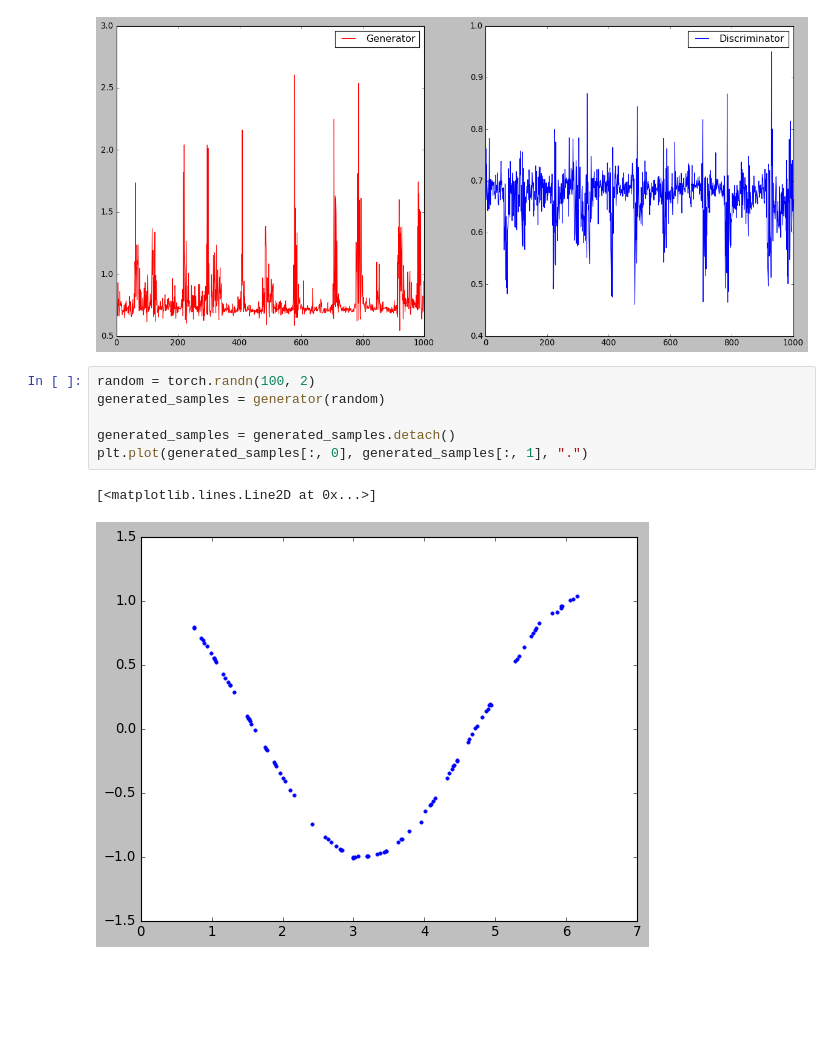
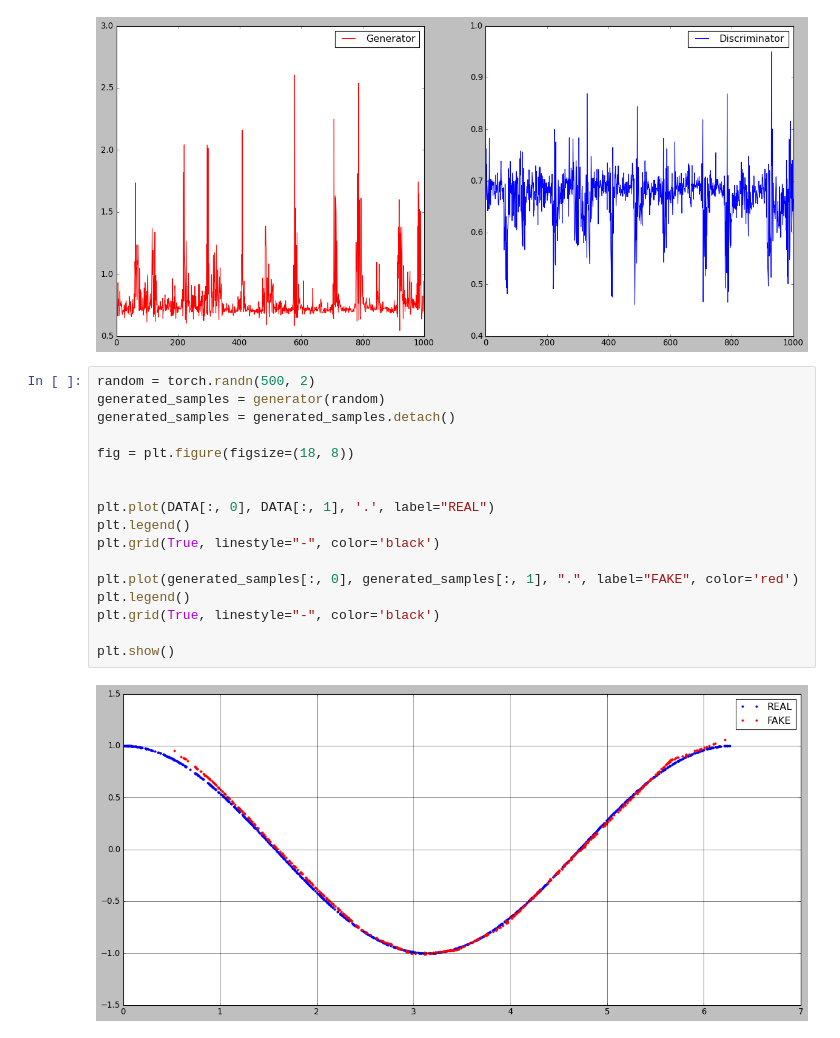
Before and after one commit to aryanjain28/Cos-Sin-wave-GANs, a Jupyter notebook: Cos wave GANs.ipynb, the cells around one changed output. Saved outputs shown, nothing was run; the diff lists cells and outputs as text; blank space fills up the shorter version.

```diff
--- a/Cos wave GANs.ipynb
+++ b/Cos wave GANs.ipynb
@@ -176,11 +176,21 @@ plt.show()
 # %% [output]
 [figure]
 # %%
-random = torch.randn(100, 2)
+random = torch.randn(500, 2)
 generated_samples = generator(random)
+generated_samples = generated_samples.detach()
 
-generated_samples = generated_samples.detach()
-plt.plot(generated_samples[:, 0], generated_samples[:, 1], ".")
+fig = plt.figure(figsize=(18, 8))
+
+
+plt.plot(DATA[:, 0], DATA[:, 1], '.', label="REAL")
+plt.legend()
+plt.grid(True, linestyle="-", color='black')
+
+plt.plot(generated_samples[:, 0], generated_samples[:, 1], ".", label="FAKE", color='red')
+plt.legend()
+plt.grid(True, linestyle="-", color='black')
+
+plt.show()
 # %% [output]
-[<matplotlib.lines.Line2D at 0x...>]
-[figure, old version]
+[figure, new version]
```
